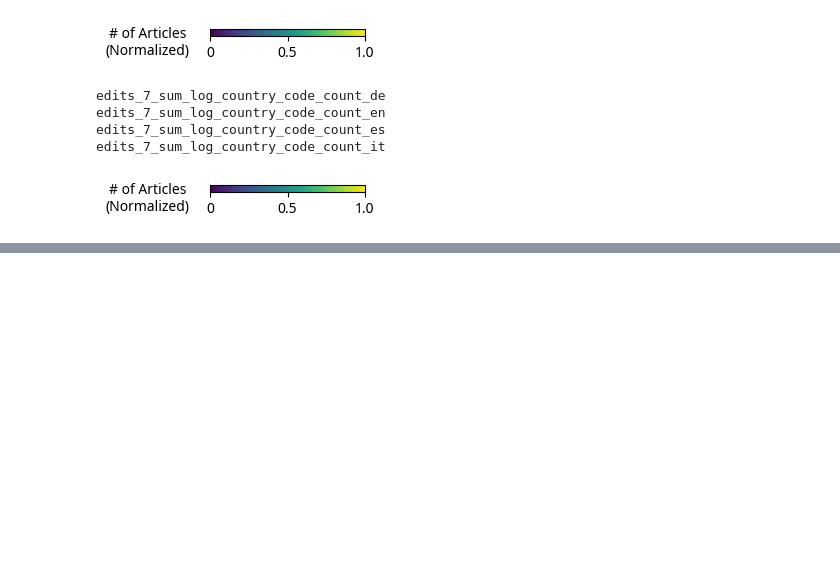
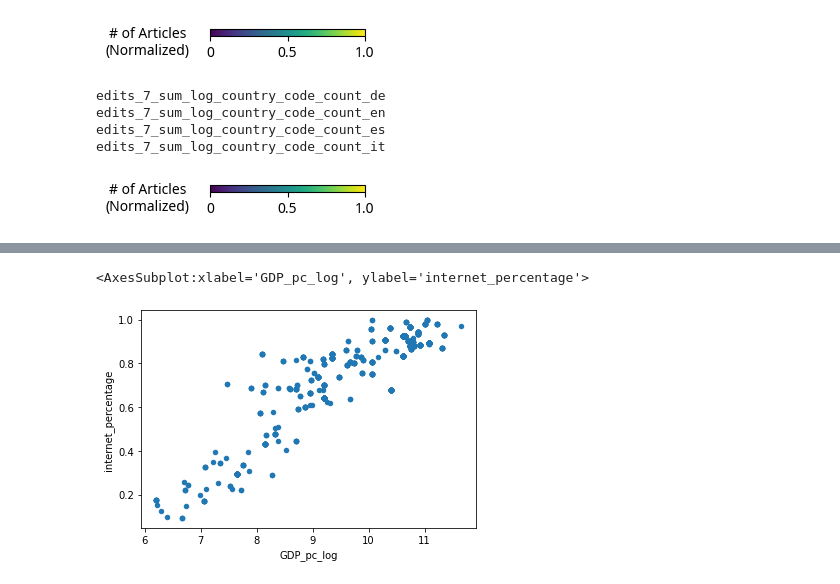
Before and after one commit to ruptho/wiki-event-bias, a Jupyter notebook: plot_metrics.ipynb, the cells around one changed output, grey strips where cells are left out. Cells and saved outputs as stored; diff of their text form; code cells hidden in the pictures; blank space fills up the shorter version.

```diff
--- a/plot_metrics.ipynb
+++ b/plot_metrics.ipynb
@@ -94,0 +232,5 @@ edits_7_sum_log_country_code_count_it
+# %%
+df_population[(df_population.year == 2019) & (df_population.views_baseline_log > 0)].plot.scatter(x='GDP_pc_log', y='internet_percentage')
+# %% [output]
+<AxesSubplot:xlabel='GDP_pc_log', ylabel='internet_percentage'>
+[figure, added]
```
Also changed, not shown: parts of 12 cells of this notebook, 12 other files.
